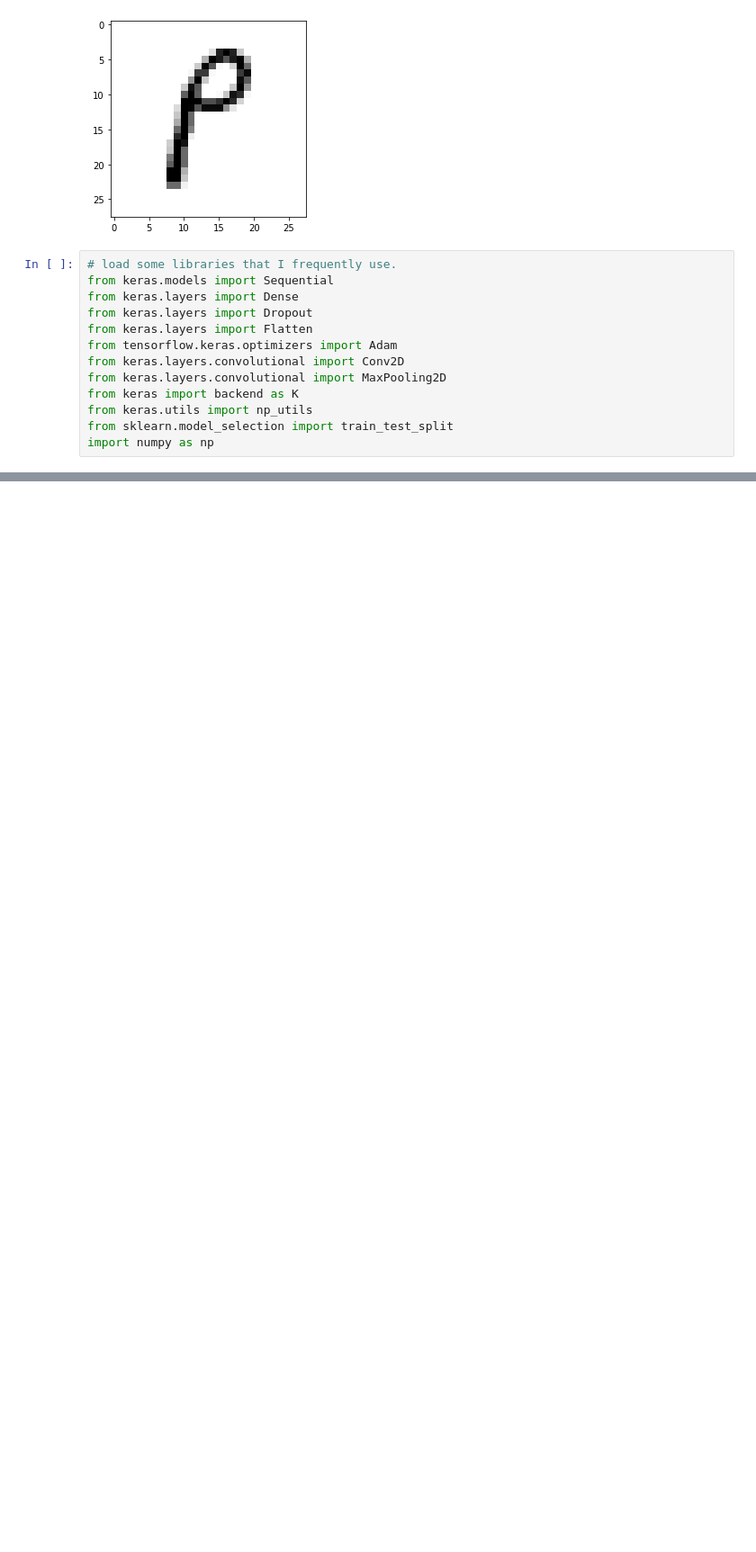
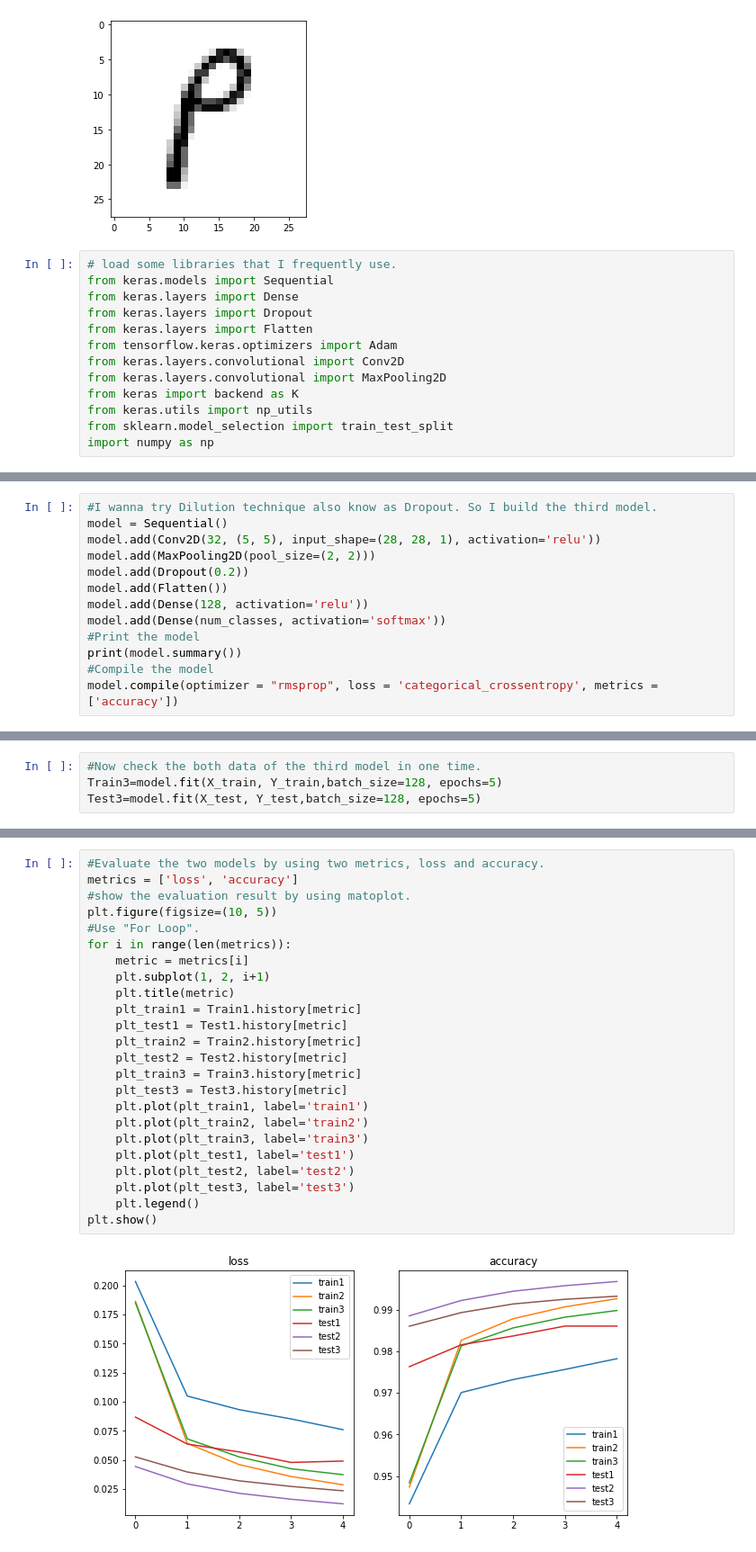
Before and after one commit to jbro321/OCR_DL, a Jupyter notebook: A_Z_handwritting.ipynb, the cells around one changed output, grey strips where cells are left out. Shown: that part at 90% size. Saved outputs shown, nothing was run; the diff lists cells and outputs as text; blank space fills up the shorter version.

```diff
--- a/A_Z_handwritting.ipynb
+++ b/A_Z_handwritting.ipynb
@@ -89,0 +239,13 @@ FileNotFoundError: [Errno 2] No such file or directory: '/kaggle/input/az-handwr
+# %%
+#I wanna try Dilution technique also know as Dropout. So I build the third model.
+model = Sequential()
+model.add(Conv2D(32, (5, 5), input_shape=(28, 28, 1), activation='relu'))
+model.add(MaxPooling2D(pool_size=(2, 2)))
+model.add(Dropout(0.2))
+model.add(Flatten())
+model.add(Dense(128, activation='relu'))
+model.add(Dense(num_classes, activation='softmax'))
+#Print the model
+print(model.summary())
+#Compile the model
+model.compile(optimizer = "rmsprop", loss = 'categorical_crossentropy', metrics = ['accuracy'])
@@ -89,0 +270,4 @@ FileNotFoundError: [Errno 2] No such file or directory: '/kaggle/input/az-handwr
+# %%
+#Now check the both data of the third model in one time.
+Train3=model.fit(X_train, Y_train,batch_size=128, epochs=5)
+Test3=model.fit(X_test, Y_test,batch_size=128, epochs=5)
@@ -89,0 +295,26 @@ FileNotFoundError: [Errno 2] No such file or directory: '/kaggle/input/az-handwr
+# %%
+#Evaluate the two models by using two metrics, loss and accuracy.
+metrics = ['loss', 'accuracy']
+#show the evaluation result by using matoplot.
+plt.figure(figsize=(10, 5))
+#Use "For Loop".
+for i in range(len(metrics)):
+    metric = metrics[i]
+    plt.subplot(1, 2, i+1)
+    plt.title(metric)
+    plt_train1 = Train1.history[metric]
+    plt_test1 = Test1.history[metric]
+    plt_train2 = Train2.history[metric]
+    plt_test2 = Test2.history[metric]
+    plt_train3 = Train3.history[metric]
+    plt_test3 = Test3.history[metric]
+    plt.plot(plt_train1, label='train1')
+    plt.plot(plt_train2, label='train2')
+    plt.plot(plt_train3, label='train3')
+    plt.plot(plt_test1, label='test1')
+    plt.plot(plt_test2, label='test2')
+    plt.plot(plt_test3, label='test3')
+    plt.legend()
+plt.show()
+# %% [output]
+[figure, added]
```
Also changed, not shown: parts of 15 cells of this notebook.
